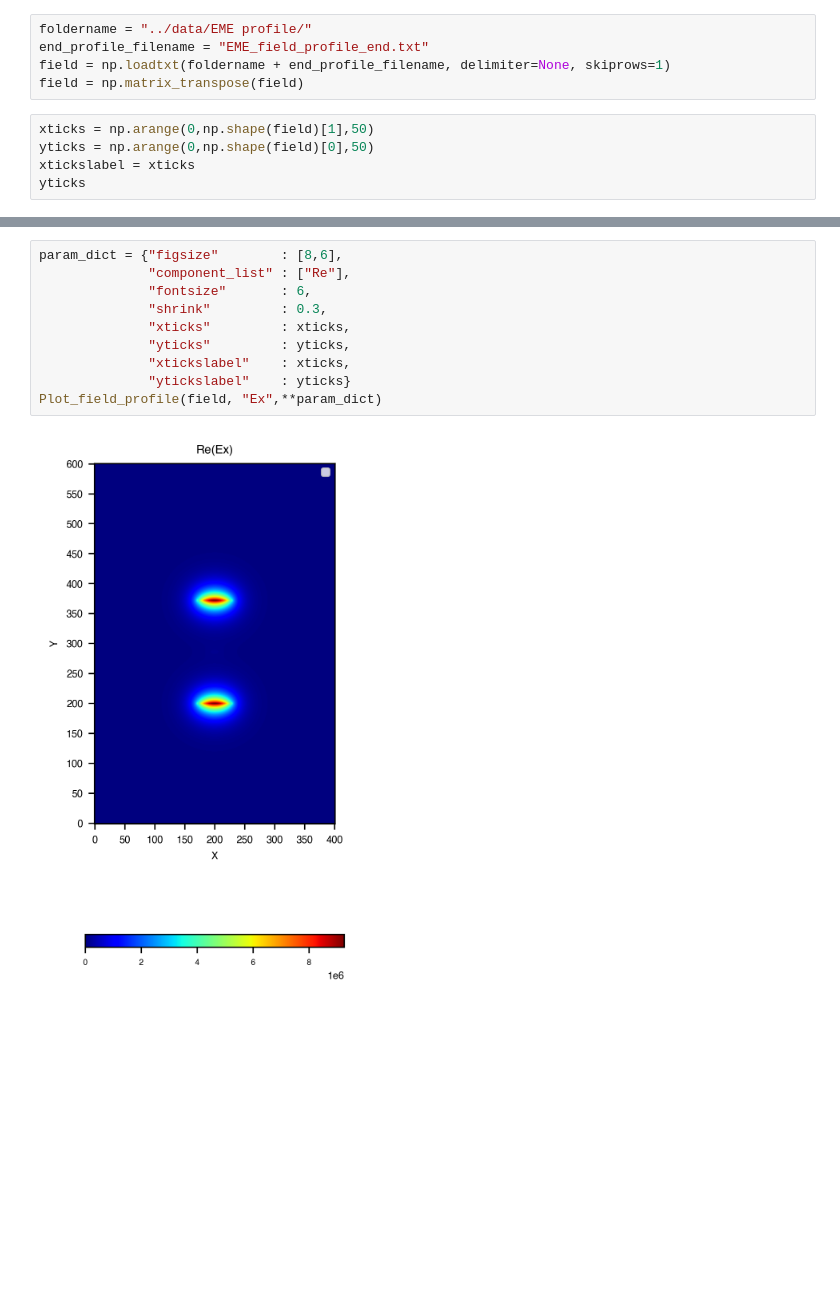
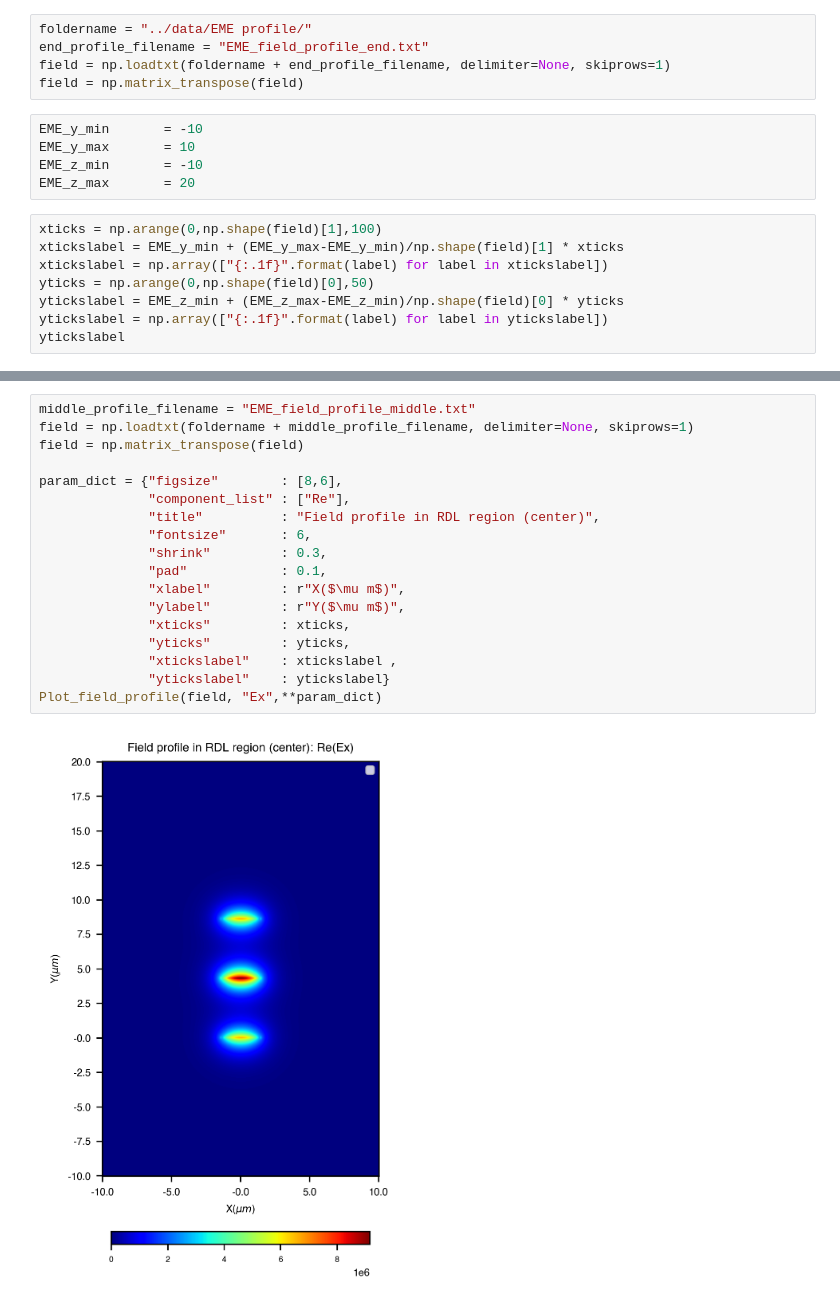
Before and after one commit to Harryxwh/SiNDispersionEngineering, a Jupyter notebook: Extract_EME_res.ipynb, the cells around one changed output, grey strips where cells are left out. Saved outputs shown, nothing was run; the diff lists cells and outputs as text; blank space fills up the shorter version.

```diff
--- a/Extract_EME_res.ipynb
+++ b/Extract_EME_res.ipynb
@@ -73,8 +77,16 @@ foldername = "../data/EME profile/"
 end_profile_filename = "EME_field_profile_end.txt"
 field = np.loadtxt(foldername + end_profile_filename, delimiter=None, skiprows=1)
 field = np.matrix_transpose(field)
+# %%
+EME_y_min       = -10
+EME_y_max       = 10
+EME_z_min       = -10
+EME_z_max       = 20
 # %%
-xticks = np.arange(0,np.shape(field)[1],50)
+xticks = np.arange(0,np.shape(field)[1],100)
+xtickslabel = EME_y_min + (EME_y_max-EME_y_min)/np.shape(field)[1] * xticks
+xtickslabel = np.array(["{:.1f}".format(label) for label in xtickslabel])
 yticks = np.arange(0,np.shape(field)[0],50)
-xtickslabel = xticks
-yticks
+ytickslabel = EME_z_min + (EME_z_max-EME_z_min)/np.shape(field)[0] * yticks
+ytickslabel = np.array(["{:.1f}".format(label) for label in ytickslabel])
+ytickslabel
@@ -81,12 +135,20 @@ yticks
 # %%
+middle_profile_filename = "EME_field_profile_middle.txt"
+field = np.loadtxt(foldername + middle_profile_filename, delimiter=None, skiprows=1)
+field = np.matrix_transpose(field)
+
 param_dict = {"figsize"        : [8,6],
               "component_list" : ["Re"],
+              "title"          : "Field profile in RDL region (center)",
               "fontsize"       : 6,
               "shrink"         : 0.3,
+              "pad"            : 0.1,
+              "xlabel"         : r"X($\mu m$)",
+              "ylabel"         : r"Y($\mu m$)",
               "xticks"         : xticks,
               "yticks"         : yticks,
-              "xtickslabel"    : xticks,
-              "ytickslabel"    : yticks}
+              "xtickslabel"    : xtickslabel ,
+              "ytickslabel"    : ytickslabel}
 Plot_field_profile(field, "Ex",**param_dict)
 # %% [output]
-[figure, old version]
+[figure, new version]
```
Also changed, not shown: parts of 5 cells of this notebook, 30 other files.
